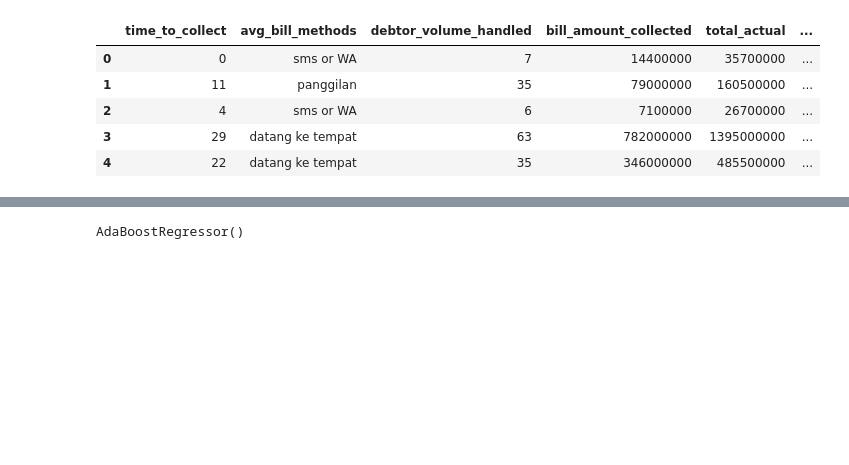
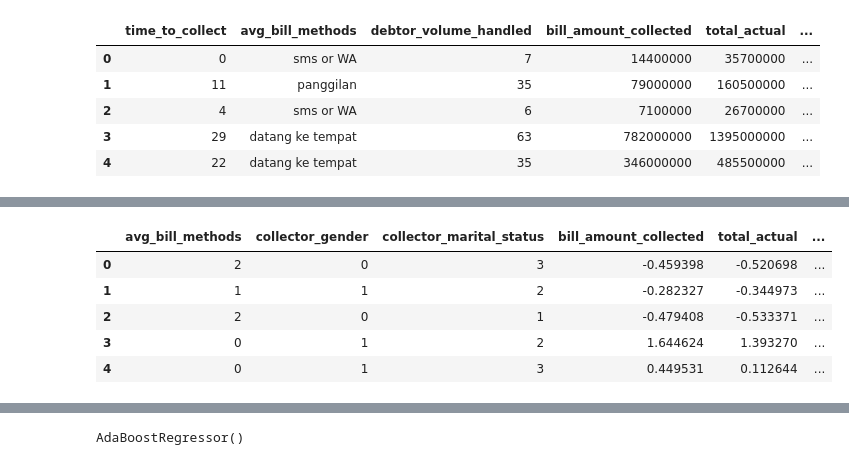
Before and after one commit to dhonihanif/AI_Collection_and_Loss_Reverse_Forecast, a Jupyter notebook: modelling/kolektor/regresi_for_time/adaboost.ipynb, the cells around one changed output, grey strips where cells are left out. Saved outputs shown, nothing was run; the diff lists cells and outputs as text; code cells hidden in the pictures; blank space fills up the shorter version.

```diff
--- a/modelling/kolektor/regresi_for_time/adaboost.ipynb
+++ b/modelling/kolektor/regresi_for_time/adaboost.ipynb
@@ -67,3 +49,26 @@ df2.head(5)
+# %%
+bill_methods = LabelEncoder().fit(df["avg_bill_methods"].to_numpy().reshape(-1, 1))
+gender = LabelEncoder().fit(df["collector_gender"].to_numpy().reshape(-1, 1))
+mart = LabelEncoder().fit(df["collector_marital_status"].to_numpy().reshape(-1, 1))
+df2 = pd.DataFrame()
+
+df2["avg_bill_methods"] = bill_methods.transform(df["avg_bill_methods"])
+df2["collector_gender"] = gender.transform(df["collector_gender"])
+df2["collector_marital_status"] = mart.transform(df["collector_marital_status"])
+
+scaler = RobustScaler().fit(df[["bill_amount_collected", "total_actual", "total_cost"]])
+df2[["bill_amount_collected", "total_actual", "total_cost"]] = scaler.transform(df[["bill_amount_collected", "total_actual", "total_cost"]])
+df2[["debtor_volume_handled", "collector_age", "success_rate"]] = df[["debtor_volume_handled", "collector_age", "success_rate"]]
+y = df["time_to_collect"]
+
+df2.head(5)
+# %% [output]
+|  | avg_bill_methods | collector_gender | collector_marital_status | bill_amount_collected | total_actual | ... |
+| 0 | 2 | 0 | 3 | -0.459398 | -0.520698 | ... |
+| 1 | 1 | 1 | 2 | -0.282327 | -0.344973 | ... |
+| 2 | 2 | 0 | 1 | -0.479408 | -0.533371 | ... |
+| 3 | 0 | 1 | 2 | 1.644624 | 1.393270 | ... |
+| 4 | 0 | 1 | 3 | 0.449531 | 0.112644 | ... |
 # %%
 X = df2
 
```
Also changed, not shown: parts of 14 cells of this notebook, 26 other files.
